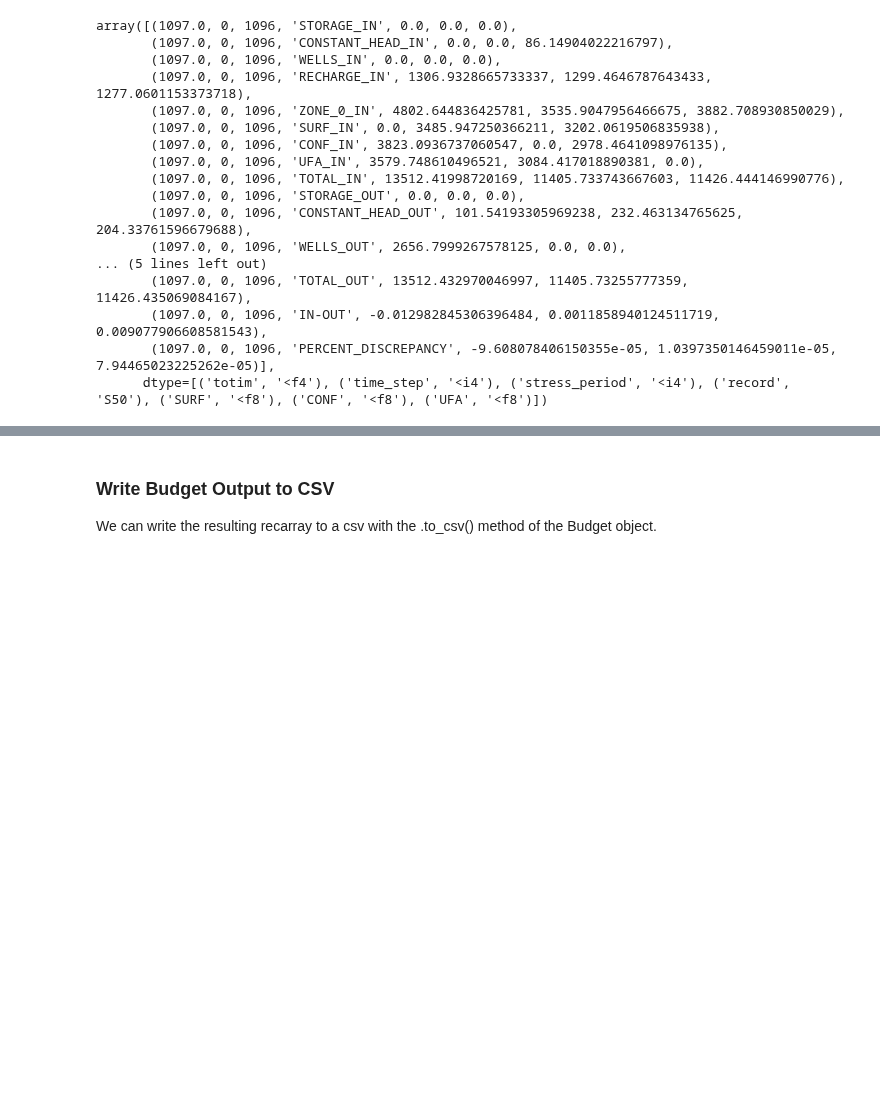
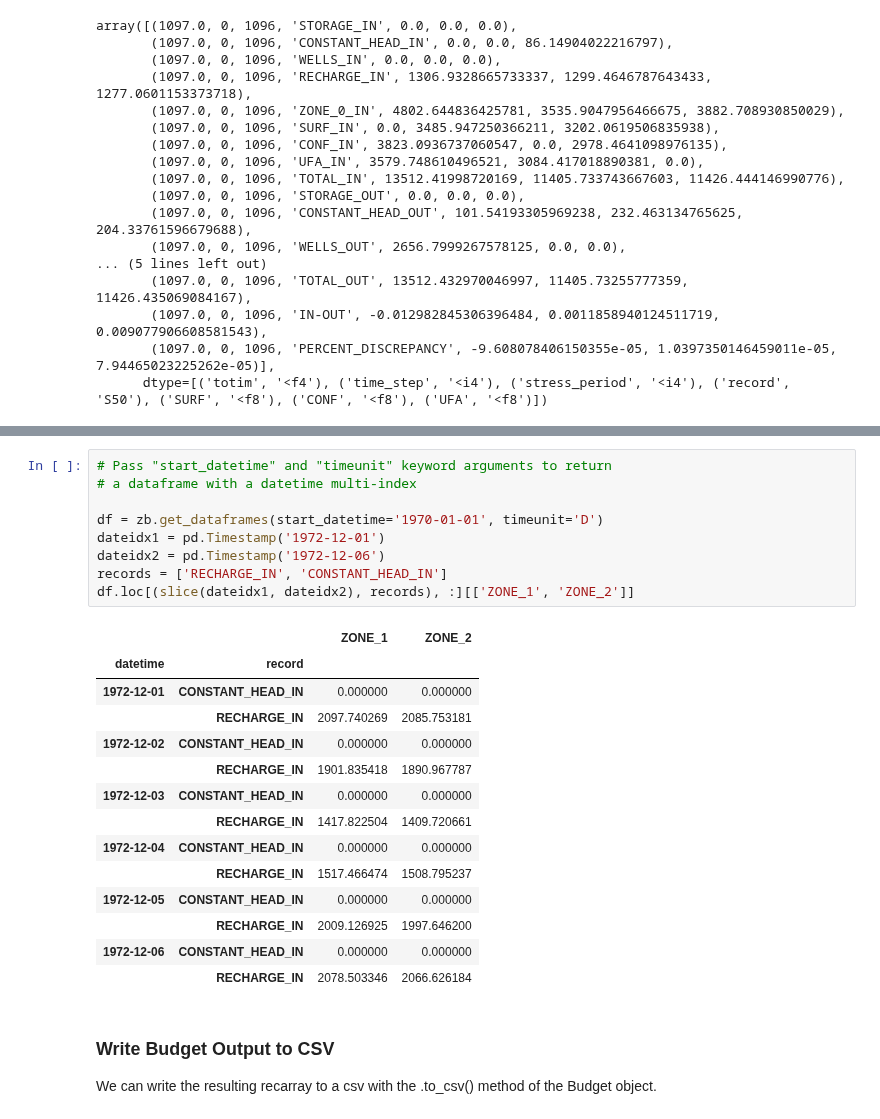
Before and after one commit to modflowpy/flopy, a Jupyter notebook: examples/Notebooks/flopy3_ZoneBudget_example.ipynb, the cells around one changed output, grey strips where cells are left out. Saved outputs shown, nothing was run; the diff lists cells and outputs as text; blank space fills up the shorter version.

```diff
--- a/examples/Notebooks/flopy3_ZoneBudget_example.ipynb
+++ b/examples/Notebooks/flopy3_ZoneBudget_example.ipynb
@@ -180,3 +201,27 @@ dtype: float64
+# %%
+# Pass "start_datetime" and "timeunit" keyword arguments to return
+# a dataframe with a datetime multi-index
+
+df = zb.get_dataframes(start_datetime='1970-01-01', timeunit='D')
+dateidx1 = pd.Timestamp('1972-12-01')
+dateidx2 = pd.Timestamp('1972-12-06')
+records = ['RECHARGE_IN', 'CONSTANT_HEAD_IN']
+df.loc[(slice(dateidx1, dateidx2), records), :][['ZONE_1', 'ZONE_2']]
+# %% [output]
+|  |  | ZONE_1 | ZONE_2 |
+| datetime | record |  |  |
+| 1972-12-01 | CONSTANT_HEAD_IN | 0.000000 | 0.000000 |
+|  | RECHARGE_IN | 2097.740269 | 2085.753181 |
+| 1972-12-02 | CONSTANT_HEAD_IN | 0.000000 | 0.000000 |
+|  | RECHARGE_IN | 1901.835418 | 1890.967787 |
+| 1972-12-03 | CONSTANT_HEAD_IN | 0.000000 | 0.000000 |
+|  | RECHARGE_IN | 1417.822504 | 1409.720661 |
+| 1972-12-04 | CONSTANT_HEAD_IN | 0.000000 | 0.000000 |
+|  | RECHARGE_IN | 1517.466474 | 1508.795237 |
+| 1972-12-05 | CONSTANT_HEAD_IN | 0.000000 | 0.000000 |
+|  | RECHARGE_IN | 2009.126925 | 1997.646200 |
+| 1972-12-06 | CONSTANT_HEAD_IN | 0.000000 | 0.000000 |
+|  | RECHARGE_IN | 2078.503346 | 2066.626184 |
 # %% [markdown]
 ### Write Budget Output to CSV
 
```
Also changed, not shown: parts of 7 cells of this notebook, 2 other files.
